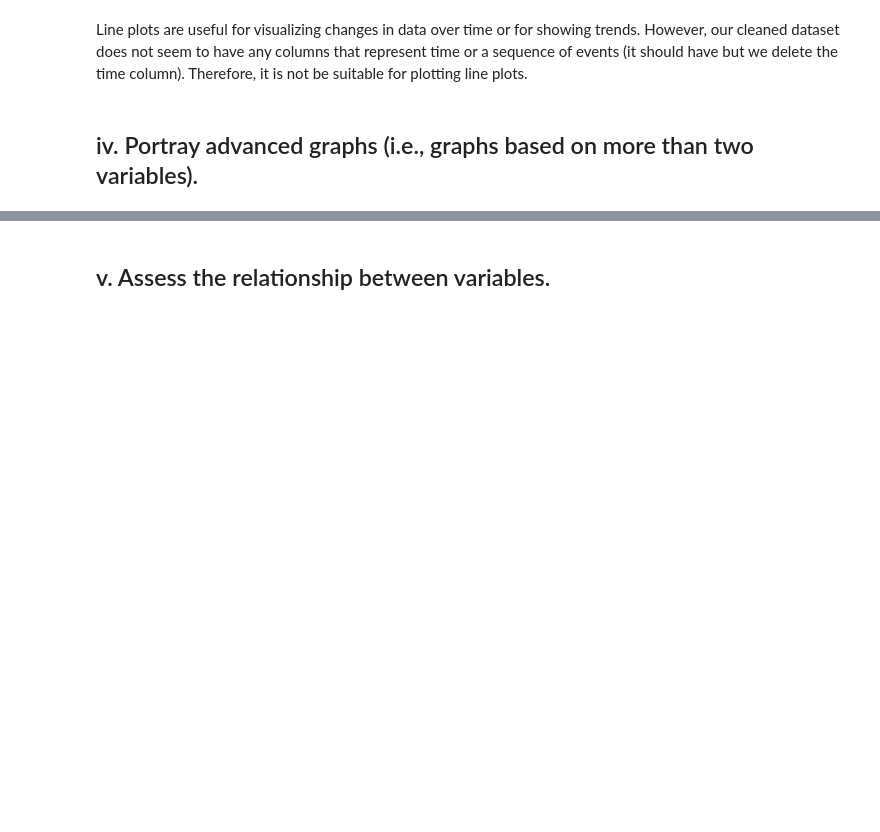
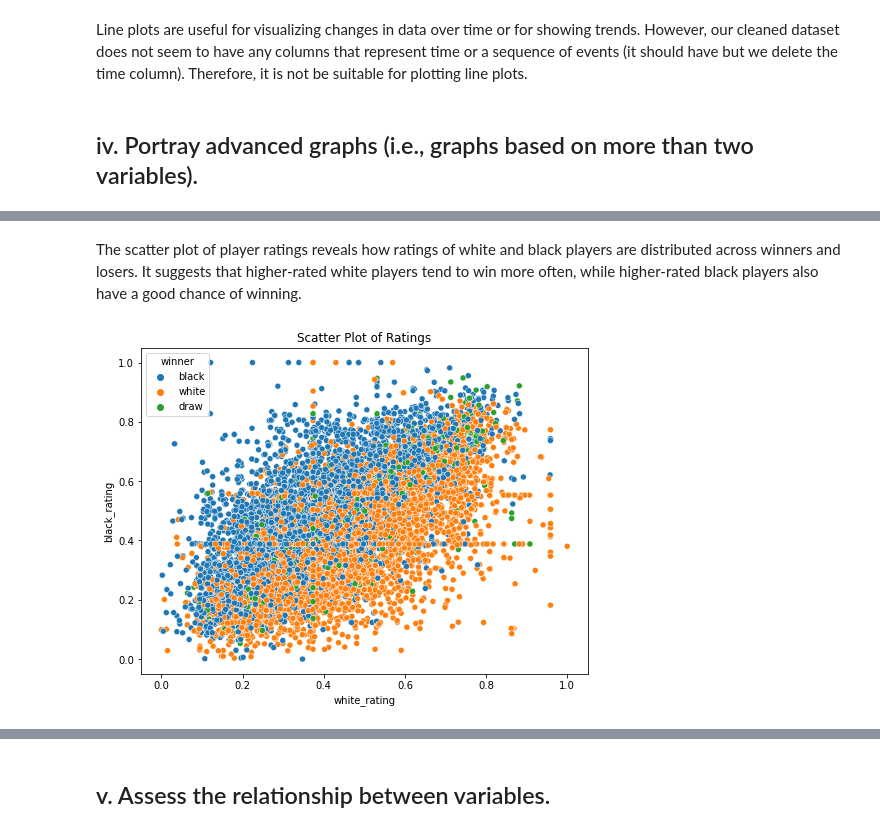
Before and after one commit to Sameer-13/Chess_Winner_Predictor, a Jupyter notebook: 3and4.ipynb, the cells around one changed output, grey strips where cells are left out. Drawn from its saved outputs; the diff is of its cells as text; code cells hidden in the pictures; blank space fills up the shorter version.

```diff
--- a/3and4.ipynb
+++ b/3and4.ipynb
@@ -129,0 +153,10 @@ Line plots are useful for visualizing changes in data over time or for showing t
+# %% [markdown]
+The scatter plot of player ratings reveals how ratings of white and black players are distributed across winners and losers. It suggests that higher-rated white players tend to win more often, while higher-rated black players also have a good chance of winning.
+# %%
+# Scatter Plot
+plt.figure(figsize=(8, 6))
+sns.scatterplot(data=df, x='white_rating', y='black_rating', hue='winner')
+plt.title('Scatter Plot of Ratings')
+plt.show()
+# %% [output]
+[figure, added]
```
Also changed, not shown: parts of 21 cells of this notebook.
